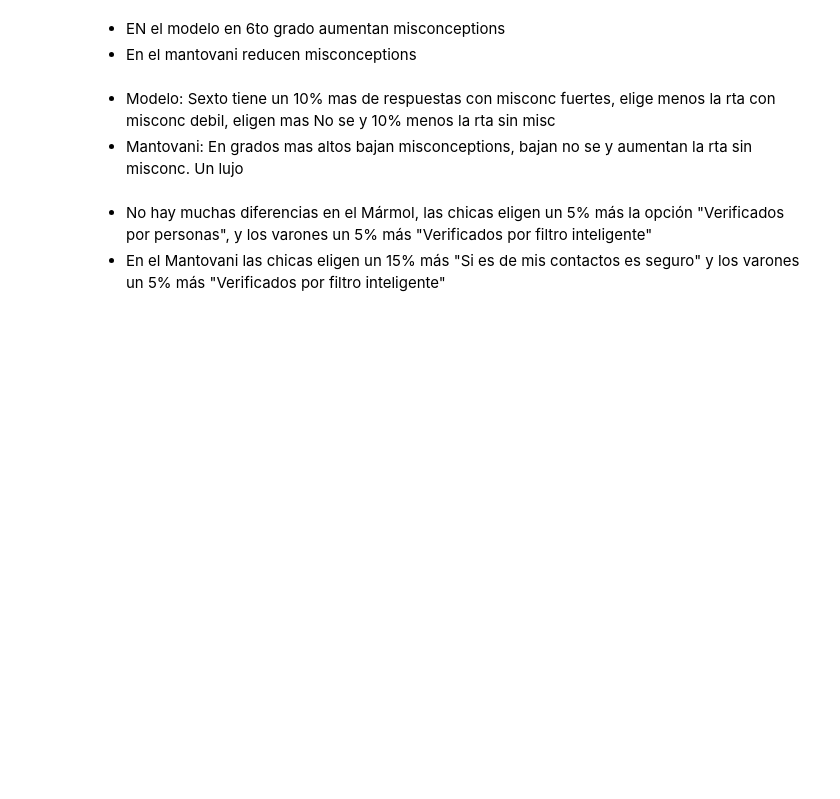
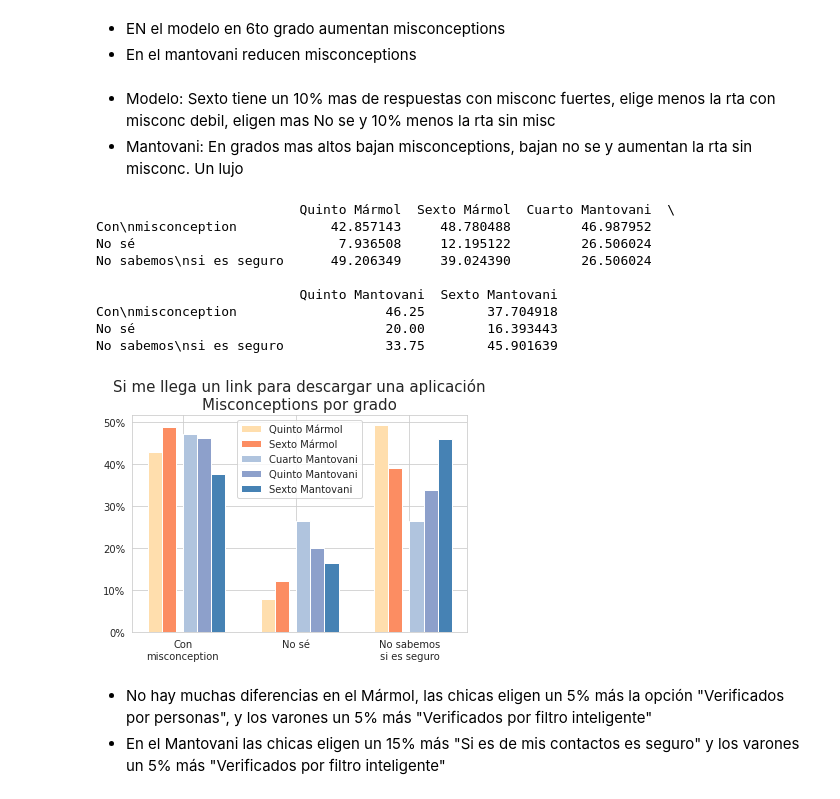
Before and after one commit to fedesassone/tesis, a Jupyter notebook: notebooks/misconceptions/06-link_descarga/Misconceptions_link_descarga.ipynb, the cells around one changed output. Drawn from its saved outputs; the diff is of its cells as text; code cells hidden in the pictures; blank space fills up the shorter version.

```diff
--- a/notebooks/misconceptions/06-link_descarga/Misconceptions_link_descarga.ipynb
+++ b/notebooks/misconceptions/06-link_descarga/Misconceptions_link_descarga.ipynb
@@ -313,6 +367,73 @@ plt.savefig(fig_name_prefix + '_misco_desagregadas_por_grado_y_escuela' + file_e
 # %% [markdown]
 * Modelo: Sexto tiene un 10% mas de respuestas con misconc fuertes, elige menos la rta con misconc debil, eligen mas No se y 10% menos la rta sin misc
 * Mantovani: En grados mas altos bajan misconceptions, bajan no se y aumentan la rta sin misconc. Un lujo
+# %%
+# Con misconception vs Sin Misconception - desagrupando No se - Link para descargar - segun grados
+data_marmol_quinto = marmol[marmol['grado']=="Quinto"]["link_descarga"].value_counts(normalize=True).sort_values(ascending=False)
+data_marmol_sexto = marmol[marmol['grado']=="Sexto"]["link_descarga"].value_counts(normalize=True).sort_values(ascending=False)
+data_mantovani_cuarto = mantovani[mantovani['grado']=="Cuarto"]["link_descarga"].value_counts(normalize=True).sort_values(ascending=False)
+data_mantovani_quinto = mantovani[mantovani['grado']=="Quinto"]["link_descarga"].value_counts(normalize=True).sort_values(ascending=False)
+data_mantovani_sexto = mantovani[mantovani['grado']=="Sexto"]["link_descarga"].value_counts(normalize=True).sort_values(ascending=False)
+
+dfs = [data_marmol_quinto,data_marmol_sexto,data_mantovani_cuarto,data_mantovani_quinto,data_mantovani_sexto]
+
+result = pd.concat(dfs, axis=1, ignore_index=True)
+result = result.rename(columns={0:'Quinto Mármol',
+                                1:'Sexto Mármol',
+                                2:'Cuarto Mantovani',
+                                3:'Quinto Mantovani',
+                                4:'Sexto Mantovani'},
+                       index={"Los mensajes recibidos no están verificados de ninguna forma. No podemos saber si el link es seguro.": "No sabemos\nsi es seguro",
+                              "Los mensajes recibidos están verificados por personas en WhatsApp. El link es seguro.": "Seguros.\nVerificados\npor personas",
+                              "No sé.": "No sé",
+                              "Si el mensaje fue enviado por uno de mis contactos entonces el link es seguro.": "Si es de mis\ncontactos\nes seguro",
+                              "Los mensajes recibidos están verificados por un filtro inteligente. El link es seguro.": "Seguros.\nVerificados\npor filtro\ninteligente"}).fillna(0)
+
+df_con_mis = result.loc[(result.index != 'No sé') & (result.index != 'No sabemos\nsi es seguro')].sum()
+
+result = pd.concat([ df_con_mis,
+                     result.loc[result.index=='No sé'].sum(),
+                     result.loc[result.index=='No sabemos\nsi es seguro'].sum(),
+                     ], axis=1, ignore_index=True)
+
+result = result.rename(columns={0: "Con\nmisconception",
+                                1: "No sé",
+                                2: "No sabemos\nsi es seguro"}).transpose()
+
+print(result*100)
+
+bar_width = 0.25
+
+br1 = [1, 3, 5]
+br2 = [x +     bar_width for x in br1]
+br3 = [x + 1.5*bar_width for x in br2]
+br4 = [x +     bar_width for x in br3]
+br5 = [x +     bar_width for x in br4]
+
+plt.bar(br1, result['Quinto Mármol']    , width=bar_width, label = 'Quinto Mármol', color='navajowhite')
+plt.bar(br2, result['Sexto Mármol']     , width=bar_width, label = 'Sexto Mármol', color='C1')
+plt.bar(br3, result['Cuarto Mantovani'] , width=bar_width, label = 'Cuarto Mantovani', color='lightsteelblue')
+plt.bar(br4, result['Quinto Mantovani'] , width=bar_width, label = 'Quinto Mantovani', color='C2')
+plt.bar(br5, result['Sexto Mantovani']  , width=bar_width, label = 'Sexto Mantovani', color='steelblue')
+
+plt.gca().yaxis.set_major_formatter(PercentFormatter(1))
+if include_title:
+       plt.title("Si me llega un link para descargar una aplicación\nMisconceptions por grado", fontsize=15)
+plt.xticks([x + 2*bar_width for x in br1], result.index)
+plt.legend()
+
+plt.savefig(fig_name_prefix + '_misco_no-se_no-misco_por_grado_y_escuela' + file_ext, bbox_inches='tight', dpi=dpi_value)
+# %% [output]
+                          Quinto Mármol  Sexto Mármol  Cuarto Mantovani  \
+Con\nmisconception            42.857143     48.780488         46.987952
+No sé                          7.936508     12.195122         26.506024
+No sabemos\nsi es seguro      49.206349     39.024390         26.506024
+
+                          Quinto Mantovani  Sexto Mantovani
+Con\nmisconception                   46.25        37.704918
+No sé                                20.00        16.393443
+No sabemos\nsi es seguro             33.75        45.901639
+[figure, added]
 # %%
 # Si me llega un link para descargar una aplicación - Género
 data_marmol_mas = marmol[marmol['genero']=="Masculino"]["link_descarga"].value_counts(normalize=True).sort_values(ascending=False)
```
Also changed, not shown: parts of 3 cells of this notebook, 1 other file.
